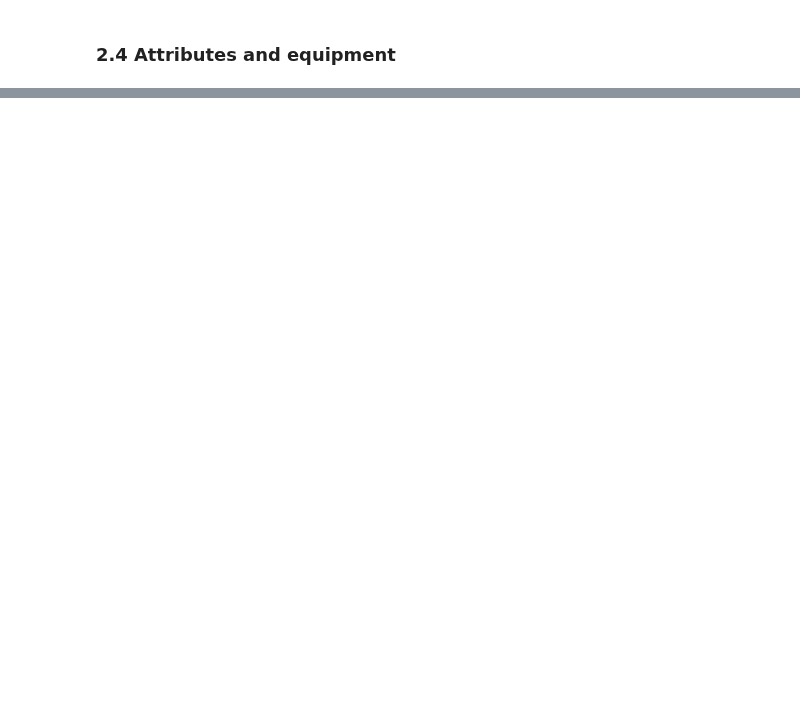
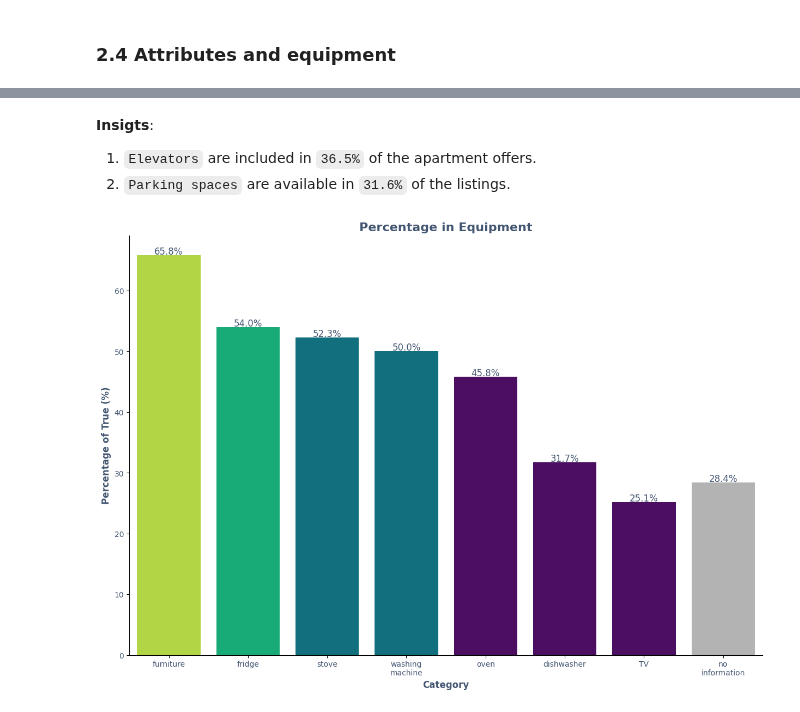
Before and after one commit to Luk-kar/Home-Market-Harvester, a Jupyter notebook: notebooks/003_EDA.ipynb, the cells around one changed output, grey strips where cells are left out. Drawn from its saved outputs; the diff is of its cells as text; code cells hidden in the pictures; blank space fills up the shorter version.

```diff
--- a/notebooks/003_EDA.ipynb
+++ b/notebooks/003_EDA.ipynb
@@ -1053,0 +1289,24 @@ dtype: object
+# %%
+def move_index_to_last(series, index_to_move):
+    """
+    Moves a specified index to the last position in a pandas Series.
+
+    Args:
+    series (pd.Series): The original series.
+    index_to_move (str): The index to be moved to the last position.
+
+    Returns:
+    pd.Series: A new series with the specified index moved to the last position.
+    """
+    if index_to_move not in series.index:
+        raise ValueError(f"Index '{index_to_move}' not found in the Series.")
+
+    # Extracting the indices
+    idx_list = series.index.tolist()
+
+    # Remove the index to move and then append it at the end
+    idx_list.remove(index_to_move)
+    idx_list.append(index_to_move)
+
+    # Reindexing the series
+    return series.reindex(idx_list)
@@ -1053,0 +1385,8 @@ dtype: object
+# %% [markdown]
+**Insigts**:
+1. `Elevators` are included in `36.5%` of the apartment offers.
+1. `Parking spaces` are available in `31.6%` of the listings.
+# %%
+show_categorical_data_percentage_distribution(combined_df, 'equipment')
+# %% [output]
+[figure, added]
```
Also changed, not shown: parts of 20 cells of this notebook, 3 other files.
